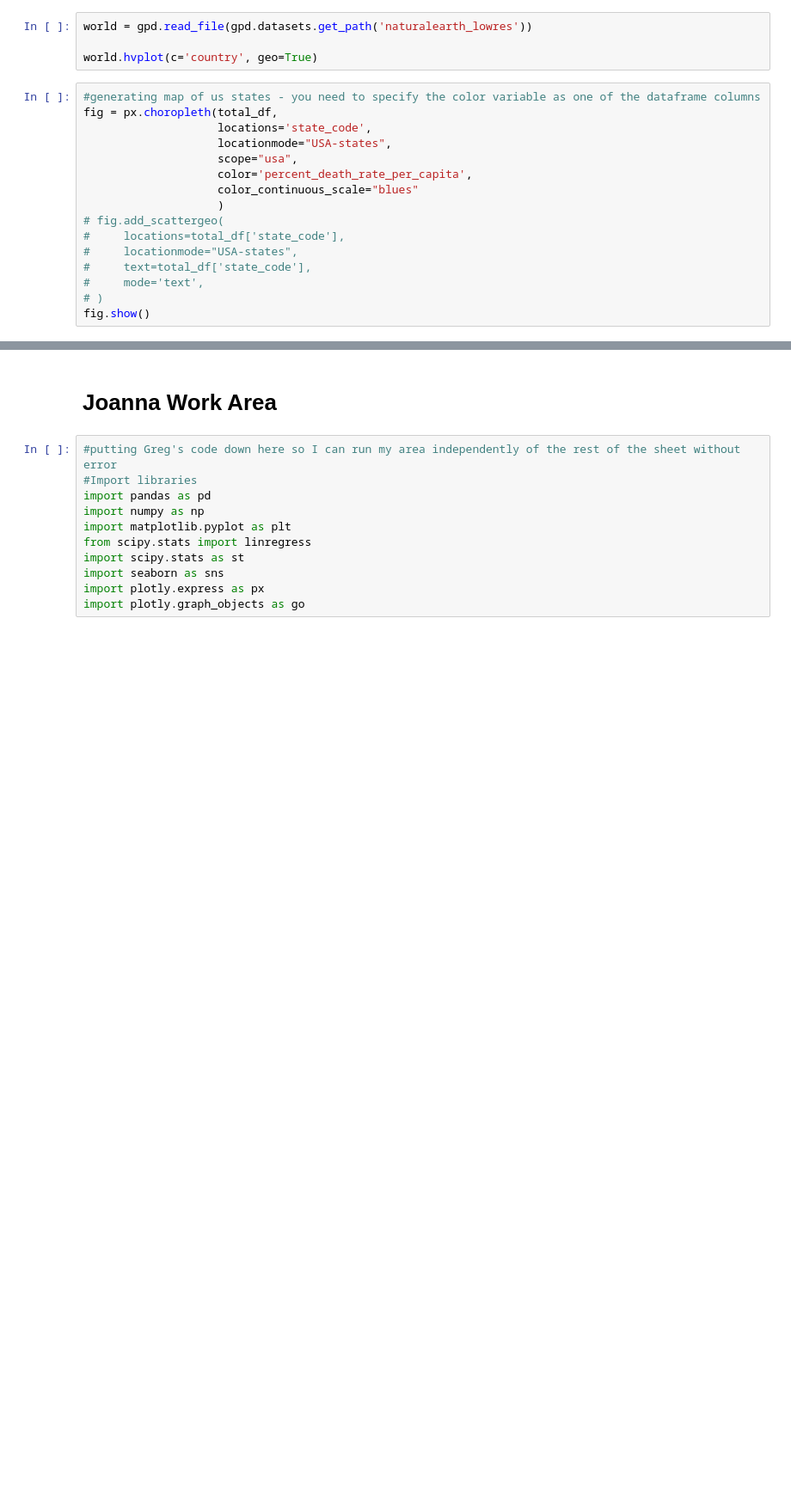
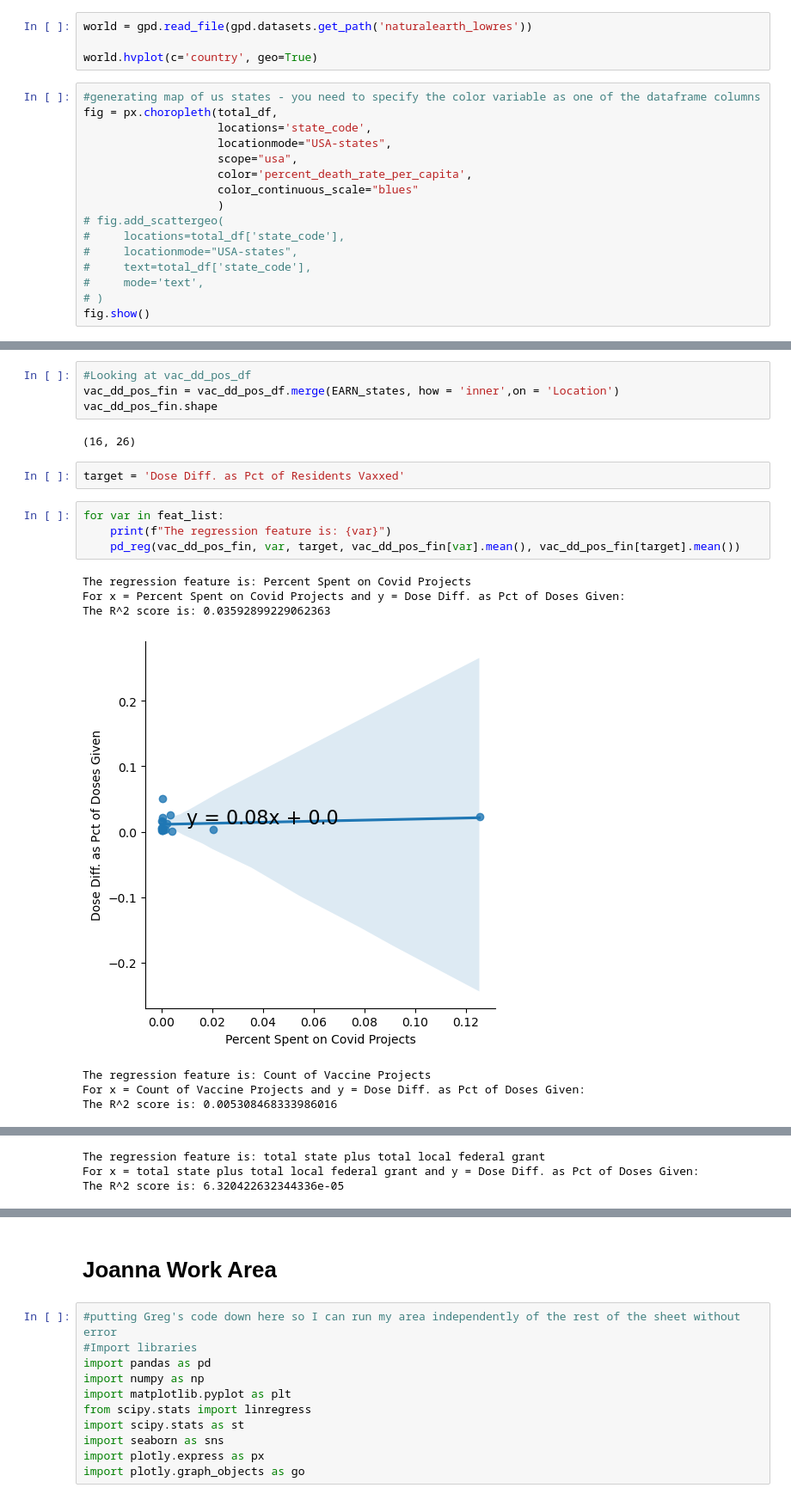
Before and after one commit to Evdawg/Project_1_Covid_Data, a Jupyter notebook: Project_1_covid.ipynb, the cells around one changed output, grey strips where cells are left out. Shown at 86% size. Saved outputs shown, nothing was run; the diff lists cells and outputs as text; blank space fills up the shorter version.

```diff
--- a/Project_1_covid.ipynb
+++ b/Project_1_covid.ipynb
@@ -674,0 +796,20 @@ fig.show()
+# %%
+#Looking at vac_dd_pos_df
+vac_dd_pos_fin = vac_dd_pos_df.merge(EARN_states, how = 'inner',on = 'Location')
+vac_dd_pos_fin.shape
+# %% [output]
+(16, 26)
+# %%
+target = 'Dose Diff. as Pct of Residents Vaxxed'
+# %%
+for var in feat_list:
+    print(f"The regression feature is: {var}")
+    pd_reg(vac_dd_pos_fin, var, target, vac_dd_pos_fin[var].mean(), vac_dd_pos_fin[target].mean())
+# %% [output]
+The regression feature is: Percent Spent on Covid Projects
+For x = Percent Spent on Covid Projects and y = Dose Diff. as Pct of Doses Given:
+The R^2 score is: 0.03592899229062363
+[figure, added]
+The regression feature is: Count of Vaccine Projects
+For x = Count of Vaccine Projects and y = Dose Diff. as Pct of Doses Given:
+The R^2 score is: 0.005308468333986016
@@ -674,0 +817,3 @@ fig.show()
+The regression feature is: total state plus total local federal grant
+For x = total state plus total local federal grant and y = Dose Diff. as Pct of Doses Given:
+The R^2 score is: 6.320422632344336e-05
```
Also changed, not shown: parts of 32 cells of this notebook.
